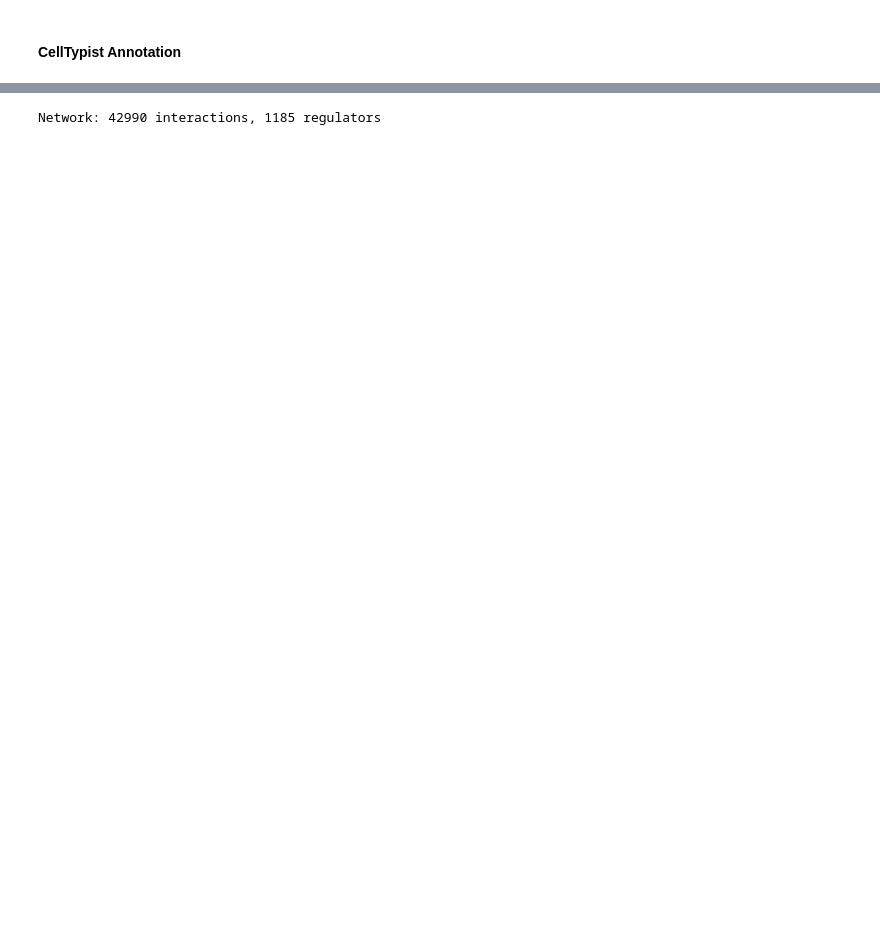
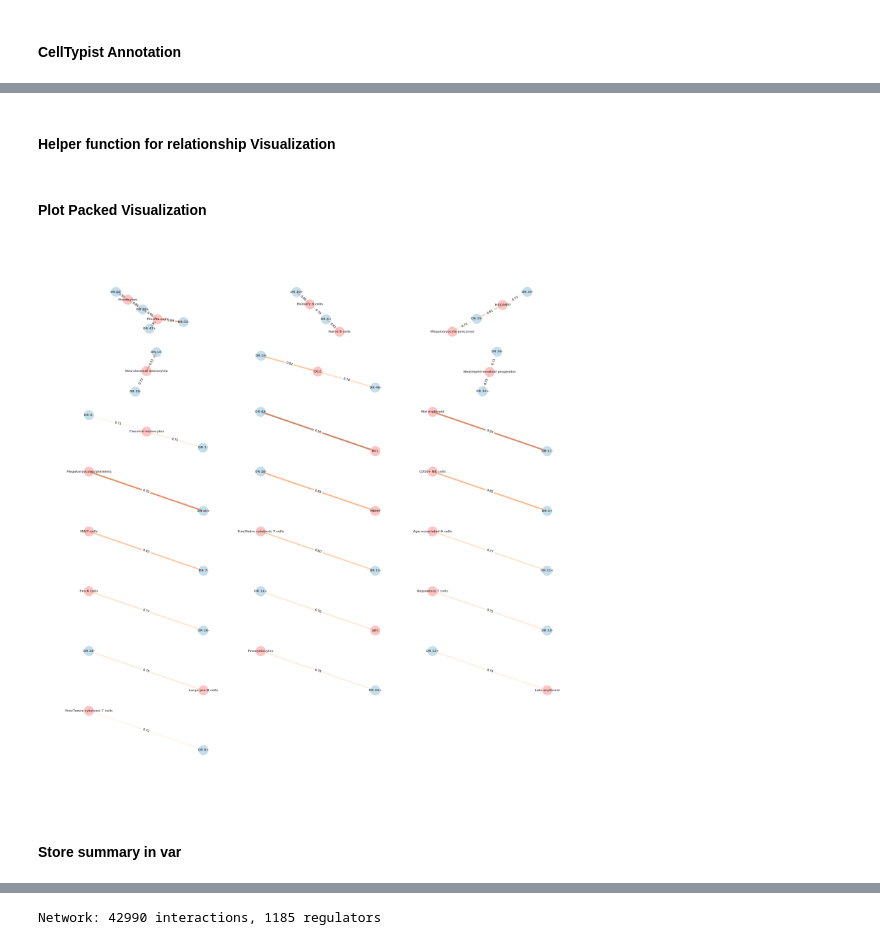
Before and after one commit to clarasoekler/DRVI_tutorials, a Jupyter notebook: identification_of_factors_tutorial_LLM.ipynb, the cells around one changed output, grey strips where cells are left out. Drawn from its saved outputs; the diff is of its cells as text; code cells hidden in the pictures; blank space fills up the shorter version.

```diff
--- a/identification_of_factors_tutorial_LLM.ipynb
+++ b/identification_of_factors_tutorial_LLM.ipynb
@@ -609,0 +481,4 @@ This is complementary to CellTypist (which classifies cells using expression mat
+# %%
+embed.obs["celltypist_labels"] = predictions.predicted_labels["predicted_labels"].loc[embed.obs.index]
+embed.obs["celltypist_majority"] = predictions.predicted_labels["majority_voting"].loc[embed.obs.index]
+embed.obsm["celltypist_probs"] = predictions.probability_matrix[embed.obs["celltypist_majority"].cat.categories].loc[embed.obs.index]
@@ -609,0 +547,11 @@ This is complementary to CellTypist (which classifies cells using expression mat
+# %%
+# Reshape the SMI matrix from wide to long format, then keep only pairs above the threshold.
+smi_top_matches = (
+    smi_similarity.reset_index()
+    .melt(id_vars="title", value_vars=smi_similarity.columns)
+    .query("value >= @smi_threshold")
+    .reset_index(drop=True)
+    .sort_values("value", ascending=False)
+)
+print(f"Factor–cell type pairs with SMI >= {smi_threshold}: {len(smi_top_matches)}")
+smi_top_matches
@@ -609,0 +577,38 @@ This is complementary to CellTypist (which classifies cells using expression mat
+# %% [markdown]
+#### Helper function for relationship Visualization
+# %%
+def plot_packed_network(df, title_col="title", var_col="variable", val_col="value", figsize=(14, 10)):
+    """Visualizes factor–cell type associations as a network with edge weights."""
+    G = nx.from_pandas_edgelist(df, title_col, var_col, edge_attr=val_col)
+
+    pos = {}
+    components = sorted(nx.connected_components(G), key=len, reverse=True)
+    cols = 3
+    for i, nodes in enumerate(components):
+        sub_pos = nx.spring_layout(G.subgraph(nodes), weight=val_col, k=0.5, seed=42)
+        r, c = divmod(i, cols)
+        for n, (x, y) in sub_pos.items():
+            pos[n] = (x + c * 3, y - r * 3)
+
+    plt.figure(figsize=figsize)
+    titles = set(df[title_col])
+    weights = [d[val_col] for u, v, d in G.edges(data=True)]
+    nx.draw(
+        G, pos,
+        with_labels=True, font_size=8, font_weight="bold", node_size=600,
+        node_color=["#A0CBE2" if n in titles else "#FF9E9E" for n in G.nodes()],
+        width=[w * 4 for w in weights],
+        edge_color=weights, edge_cmap=plt.cm.Oranges, alpha=0.6,
+    )
+    edge_labels = {(u, v): f"{d[val_col]:.2f}" for u, v, d in G.edges(data=True)}
+    nx.draw_networkx_edge_labels(G, pos, edge_labels=edge_labels, font_size=8)
+    plt.axis("off")
+    plt.show()
+# %% [markdown]
+#### Plot Packed Visualization
+# %%
+plot_packed_network(smi_top_matches, figsize=(20, 20))
+# %% [output]
+[figure, added]
+# %% [markdown]
+#### Store summary in var
```
Also changed, not shown: parts of 274 cells of this notebook, 1 other file.
